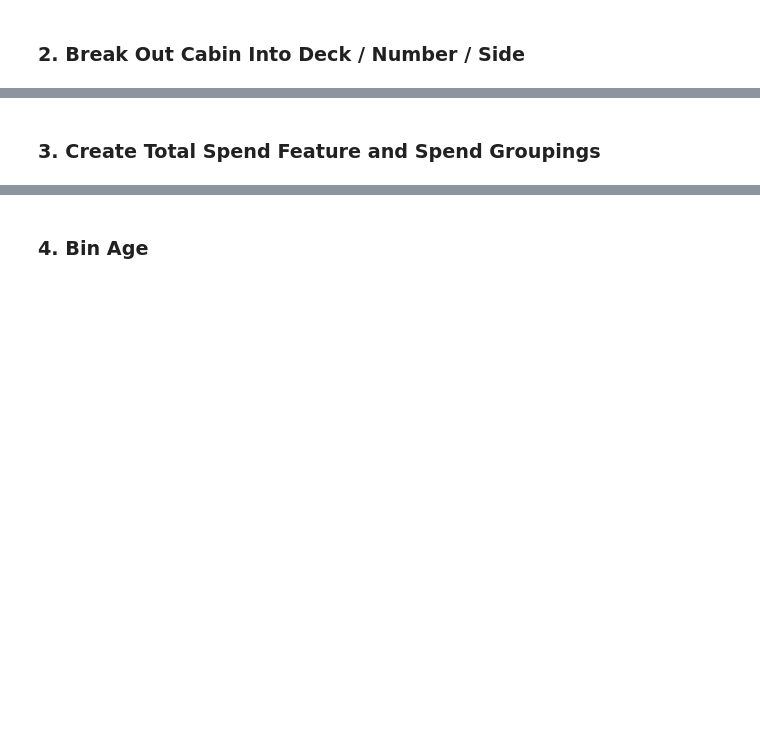
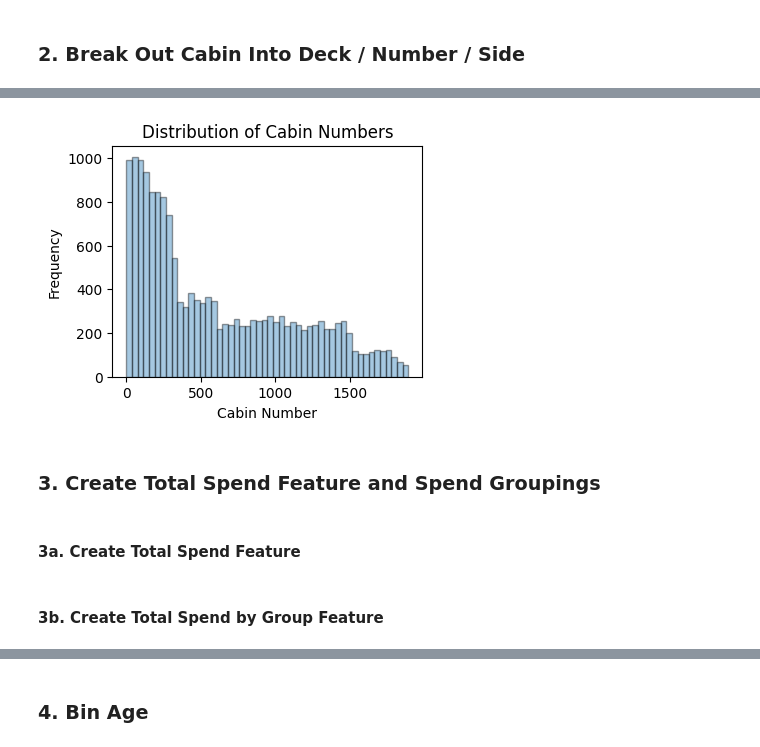
Before and after one commit to LandonWall/lightgbm-shap-analysis, a Jupyter notebook: lightgbm-shap-analysis-spaceship-titanic.ipynb, the cells around one changed output, grey strips where cells are left out. Drawn from its saved outputs; the diff is of its cells as text; code cells hidden in the pictures; blank space fills up the shorter version.

```diff
--- a/lightgbm-shap-analysis-spaceship-titanic.ipynb
+++ b/lightgbm-shap-analysis-spaceship-titanic.ipynb
@@ -213,6 +226,3 @@ def split_cabin(cabin):
     return pd.Series([deck, number, side])
 
 df[['cabin_deck', 'cabin_number', 'cabin_side']] = df['Cabin'].apply(split_cabin)
-
-# Drop Cabin column
-df.drop(columns=['Cabin'], inplace=True)
@@ -219,2 +262,20 @@ df.drop(columns=['Cabin'], inplace=True)
+# %%
+# Convert cabin_number to numeric, coerce errors to NaN
+df['cabin_number'] = pd.to_numeric(df['cabin_number'], errors='coerce')
+
+# Drop rows with NaN values in cabin_number for the histogram
+df = df.dropna(subset=['cabin_number'])
+
+# Plot the histogram of cabin_number
+plt.figure(figsize=(4, 3))
+plt.hist(df['cabin_number'], bins=50, edgecolor='k', alpha=0.4)
+plt.title('Distribution of Cabin Numbers')
+plt.xlabel('Cabin Number')
+plt.ylabel('Frequency')
+plt.show()
+# %% [output]
+[figure, added]
 # %% [markdown]
 ### 3. Create Total Spend Feature and Spend Groupings
+# %% [markdown]
+#### 3a. Create Total Spend Feature
@@ -220,0 +285,2 @@ df.drop(columns=['Cabin'], inplace=True)
+# %% [markdown]
+#### 3b. Create Total Spend by Group Feature
```
Also changed, not shown: parts of 16 cells of this notebook.
